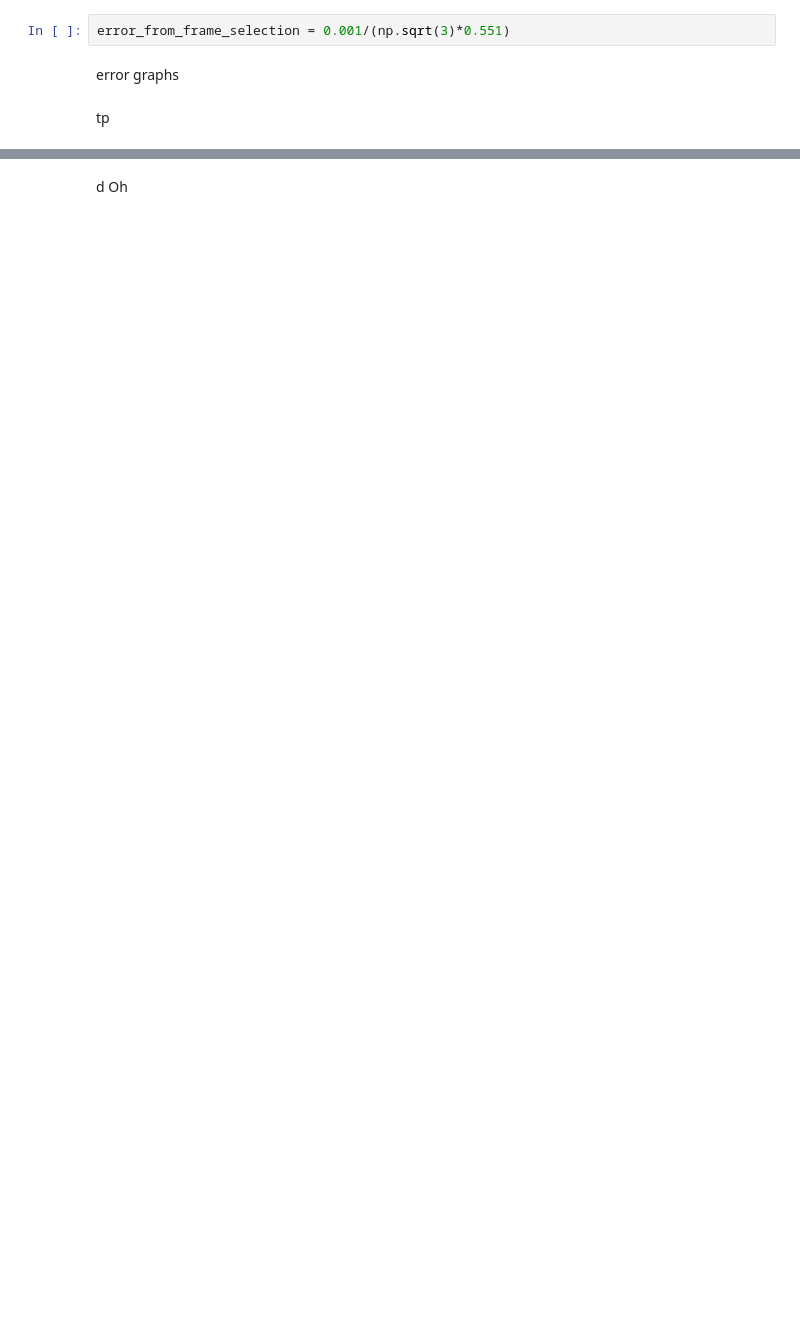
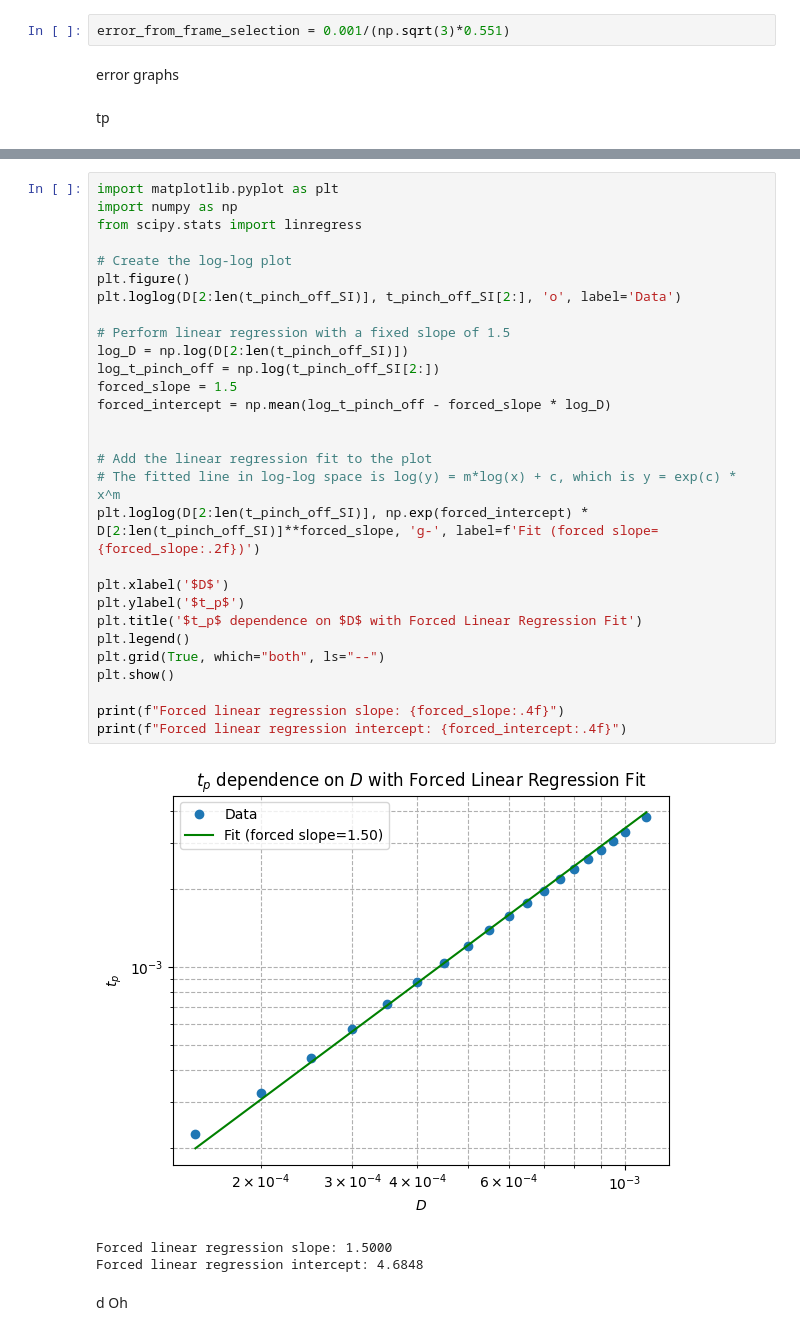
Before and after one commit to SamPetkov/PartialCoalescence, a Jupyter notebook: TimeDiameterDroplet.ipynb, the cells around one changed output, grey strips where cells are left out. Drawn from its saved outputs; the diff is of its cells as text; blank space fills up the shorter version.

```diff
--- a/TimeDiameterDroplet.ipynb
+++ b/TimeDiameterDroplet.ipynb
@@ -98,3 +105,36 @@ R-squared: 0.9995
+# %%
+import matplotlib.pyplot as plt
+import numpy as np
+from scipy.stats import linregress
+
+# Create the log-log plot
+plt.figure()
+plt.loglog(D[2:len(t_pinch_off_SI)], t_pinch_off_SI[2:], 'o', label='Data')
+
+# Perform linear regression with a fixed slope of 1.5
+log_D = np.log(D[2:len(t_pinch_off_SI)])
+log_t_pinch_off = np.log(t_pinch_off_SI[2:])
+forced_slope = 1.5
+forced_intercept = np.mean(log_t_pinch_off - forced_slope * log_D)
+
+
+# Add the linear regression fit to the plot
+# The fitted line in log-log space is log(y) = m*log(x) + c, which is y = exp(c) * x^m
+plt.loglog(D[2:len(t_pinch_off_SI)], np.exp(forced_intercept) * D[2:len(t_pinch_off_SI)]**forced_slope, 'g-', label=f'Fit (forced slope={forced_slope:.2f})')
+
+plt.xlabel('$D$')
+plt.ylabel('$t_p$')
+plt.title('$t_p$ dependence on $D$ with Forced Linear Regression Fit')
+plt.legend()
+plt.grid(True, which="both", ls="--")
+plt.show()
+
+print(f"Forced linear regression slope: {forced_slope:.4f}")
+print(f"Forced linear regression intercept: {forced_intercept:.4f}")
+# %% [output]
+[figure, added]
+Forced linear regression slope: 1.5000
+Forced linear regression intercept: 4.6848
 # %% [markdown]
 d Oh
 # %%
```
Also changed, not shown: parts of 7 cells of this notebook.
